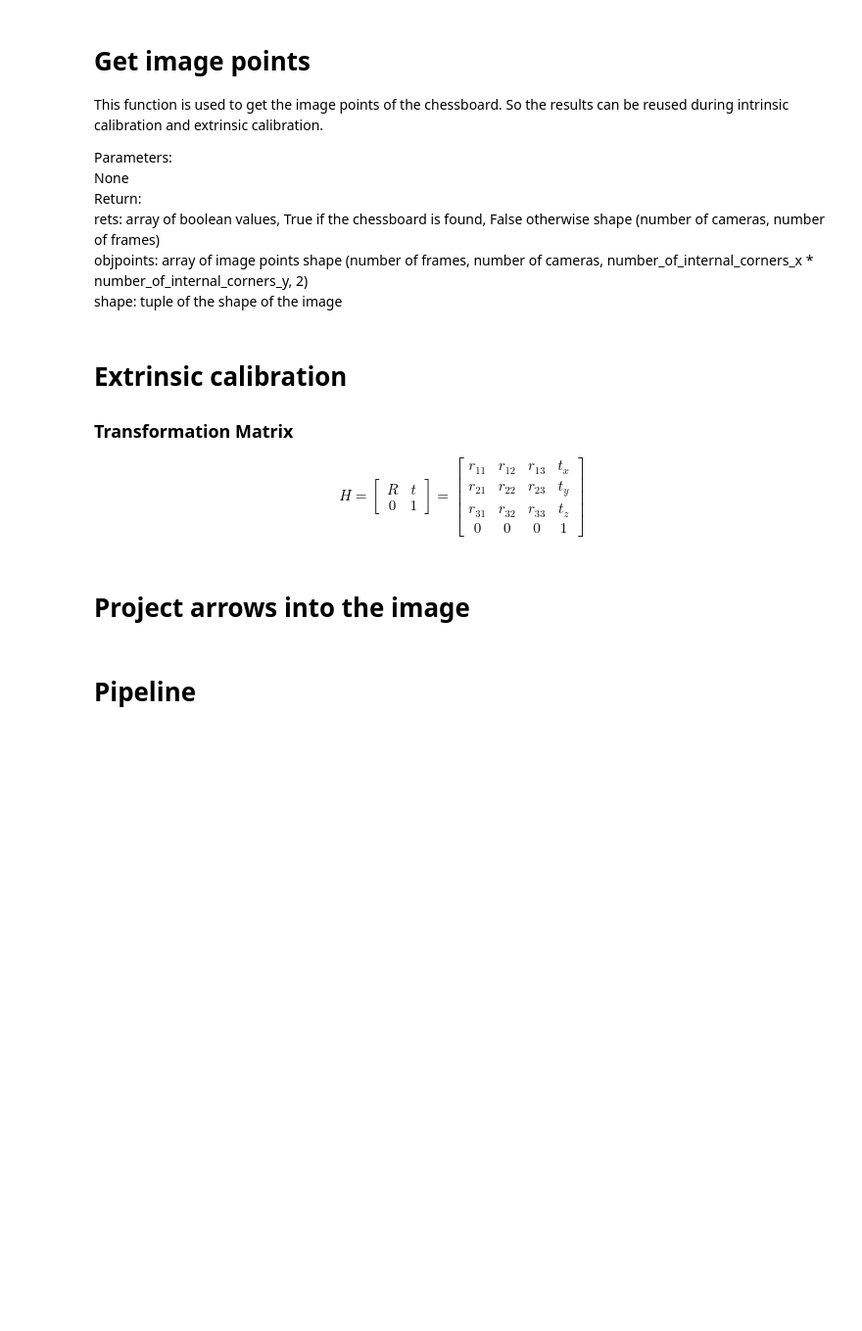
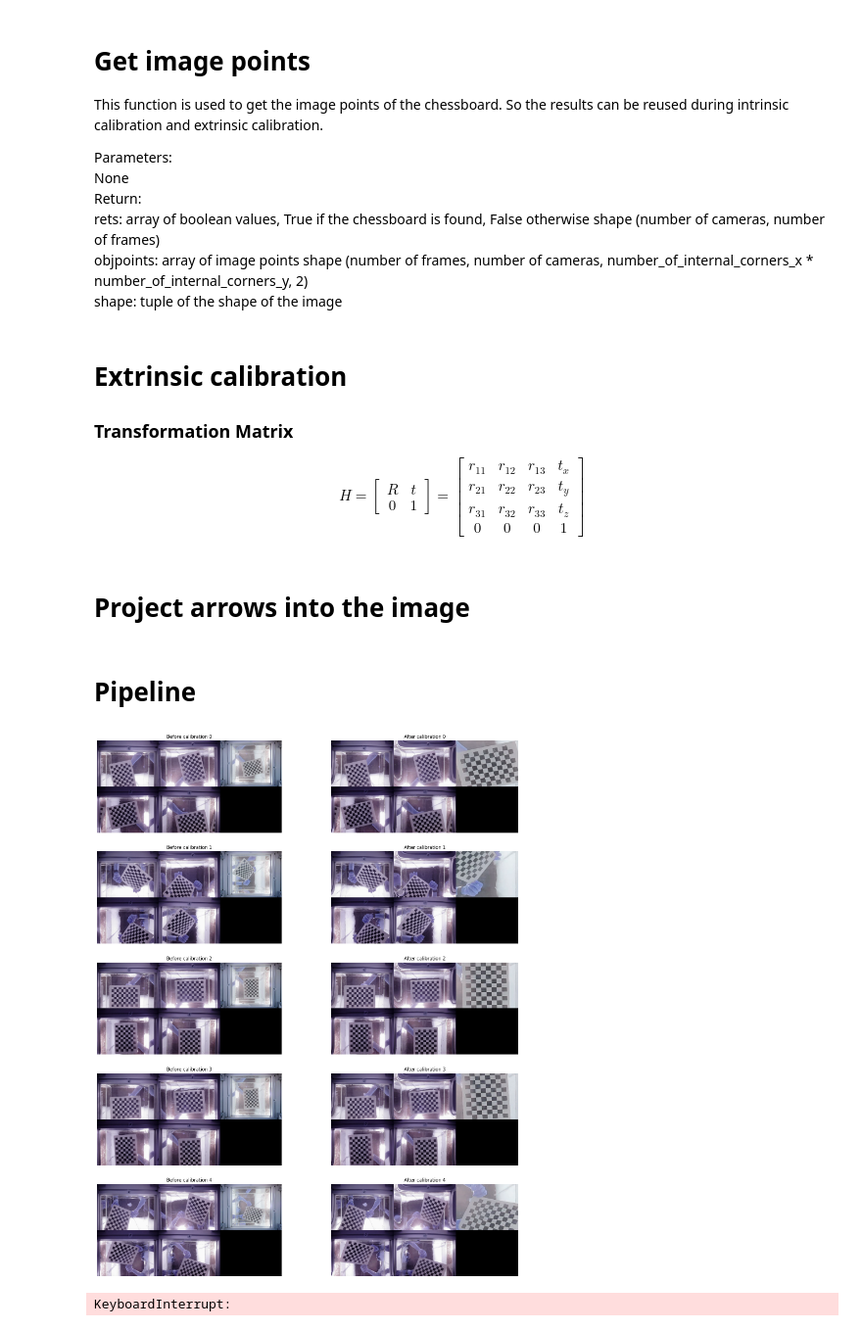
Before and after one commit to boring180/MASEP_Local, a Jupyter notebook: Callibration/callibration.ipynb, the cells around one changed output. Shown at 98% size. Saved outputs shown, nothing was run; the diff lists cells and outputs as text; code cells hidden in the pictures; blank space fills up the shorter version.

```diff
--- a/Callibration/callibration.ipynb
+++ b/Callibration/callibration.ipynb
@@ -280,5 +254,75 @@ plt.show()
+# %%
+if os.path.exists('results/rets.json') and os.path.exists('results/object_points.json') and os.path.exists('results/image_points.json') and os.path.exists('results/shape.json'):
+    with open('results/rets.json', 'r') as f:
+        rets = np.array(json.load(f))
+    with open('results/object_points.json', 'r') as f:
+        objpoints = np.array(json.load(f))
+    with open('results/image_points.json', 'r') as f:
+        imgpoints = np.array(json.load(f))
+    with open('results/shape.json', 'r') as f:
+        shape = tuple(json.load(f))
+else:
+    rets, imgpoints, objpoints, shape = get_image_points()
+    with open('results/rets.json', 'w') as f:
+        json.dump(rets.tolist(), f)
+    with open('results/object_points.json', 'w') as f:
+        json.dump(objpoints.tolist(), f)
+    with open('results/image_points.json', 'w') as f:
+        json.dump(imgpoints.tolist(), f)
+    with open('results/shape.json', 'w') as f:
+        json.dump(shape, f)
+
+results = os.listdir('results')
+if 'intrinsic_cam0.json' in results and 'intrinsic_cam1.json' in results and 'intrinsic_cam2.json' in results and 'intrinsic_cam3.json' in results and 'intrinsic_wide.json' in results:
+    pass
+else:
+    intrinsic_calibration(rets, imgpoints, objpoints, shape)
+
+mtxs = []
+dists = []
+for i in range(5):
+    with open(f'results/intrinsic_{cameras[i]}.json', 'r') as f:
+        data = json.load(f)
+        mtx = np.array(data['mtx'])
+        dist = np.array(data['dist'])
+        mtxs.append(mtx)
+        dists.append(dist)
+
+fig = plt.figure(figsize=(20, 25))
+
+for i in range(5):
+    images = os.listdir('chessboard_points')
+    random_index = random.randint(0, len(images) - 1)
+    image = cv2.imread(f'screen_shots/{images[random_index]}')
+    ax = fig.add_subplot(5, 2, i * 2 + 1)
+    ax.imshow(image)
+    ax.set_title(f'Before calibration {i}')
+    ax.axis('off')
+
+    frame1, frame2, frame3, frame4, frame5, frame6 = frame_slicing.slicing_frame(image)
+    frames = [frame1, frame2, frame3, frame4, frame5]
+
+    for j in range(len(frames)):
+        frame = frames[j]
+        h,  w = frame.shape[:2]
+        newcameramtx, roi = cv2.getOptimalNewCameraMatrix(mtxs[j], dists[j], (w,h), 1, (w,h))
+        dst = cv2.undistort(frame, mtxs[j], dists[j], None, newcameramtx)
+        x, y, w, h = roi
+        frames[j] = dst[y:y+h, x:x+w]
+
+    images_after_calibration = frame_concatent.concatent_frame(frames)
+    ax = fig.add_subplot(5, 2, i * 2 + 2)
+    ax.imshow(images_after_calibration)
+    ax.set_title(f'After calibration {i}')
+    ax.axis('off')
+
+plt.show()
+# %% [output]
+[figure, added]
 # %%
 transformation_matrices = extrinsic_calibration(mtxs, dists)
+# %% [output]
+KeyboardInterrupt:
 # %%
 transformation_matrices = set_origin(transformation_matrices)
 transformation_matrices = remove_outliers(transformation_matrices)
```
Also changed, not shown: parts of 2 cells of this notebook, 10 other files.
